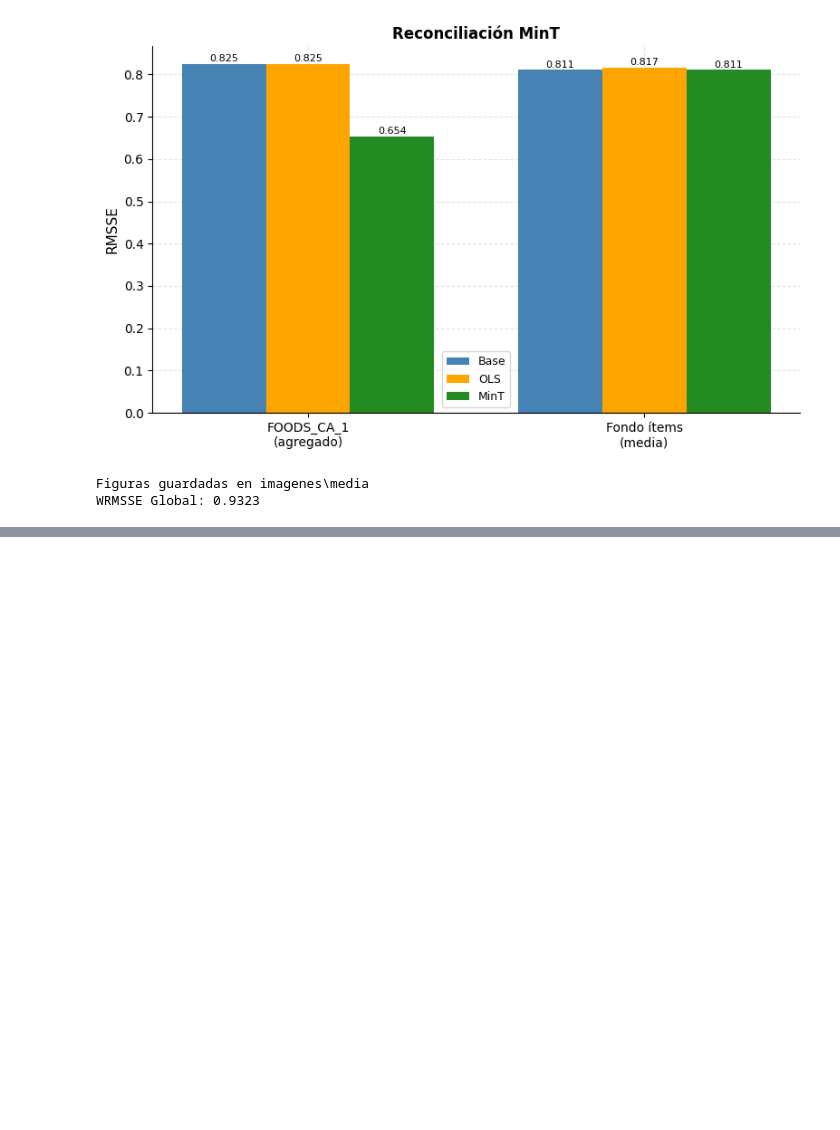
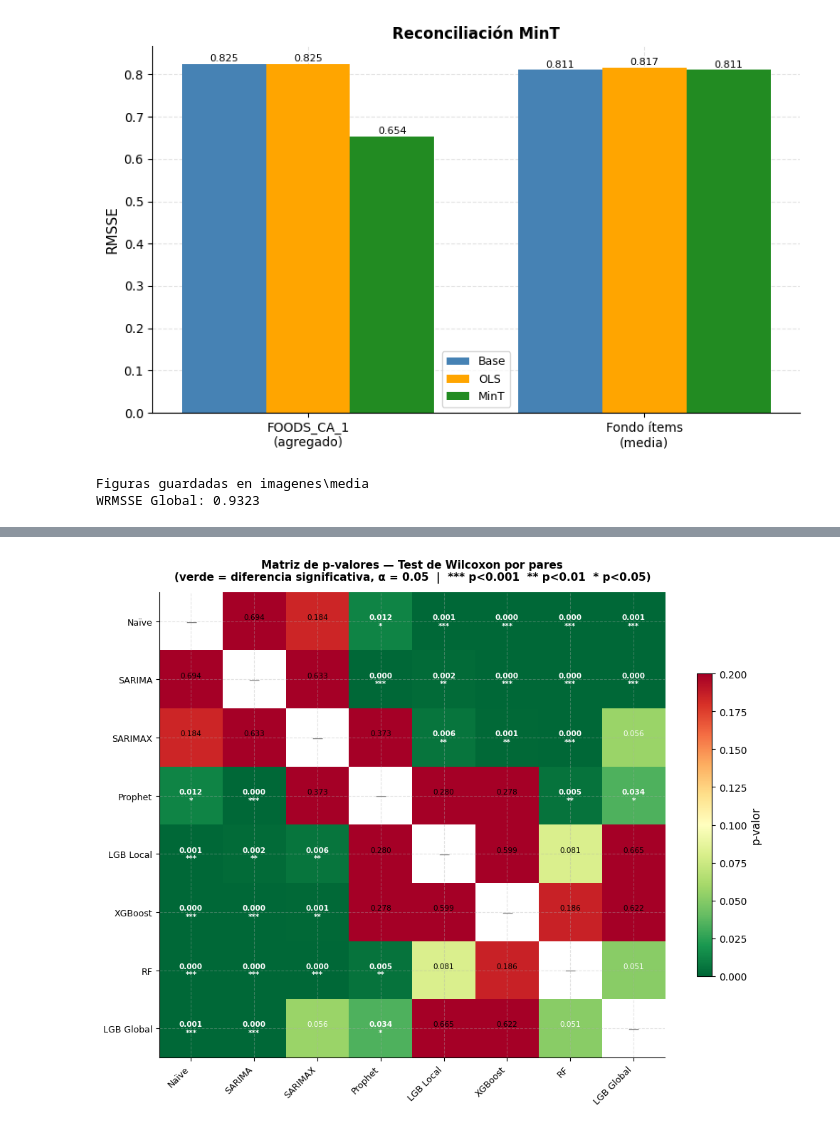
Before and after one commit to juancarloschc8/tfm-forecasting-demanda-using-m5, a Jupyter notebook: Evaluacion_Resultados_M5_Forecasting.ipynb, the cells around one changed output, grey strips where cells are left out. Cells and saved outputs as stored; diff of their text form; code cells hidden in the pictures; blank space fills up the shorter version.

Commit message:
Actualizamos el notebook de evaluación con pruebas de significancia estadistica

```diff
--- a/Evaluacion_Resultados_M5_Forecasting.ipynb
+++ b/Evaluacion_Resultados_M5_Forecasting.ipynb
@@ -1687,0 +1701,96 @@ WRMSSE Global: 0.9323
+# %%
+from scipy import stats
+import itertools
+
+# 11a. Errores absolutos por modelo (agrupados en las 4 series)
+
+abs_errors = {}
+for mod in models_order:
+    errs = []
+    for name, sid in rep_series.items():
+        y       = get_series(sid)
+        y_val_s = y[TRAIN_DAYS:]
+        y_pred  = preds_all[mod][name]
+        errs.append(np.abs(y_val_s - y_pred))
+    abs_errors[mod] = np.concatenate(errs)   # (112,)
+
+print('Distribución de errores absolutos por modelo (4 series × 28 días = 112 obs.)\n')
+print(f'{"Modelo":<14}  {"MAE":>9}  {"Mediana":>9}  {"P25":>8}  {"P75":>8}  {"Max":>8}')
+print('─' * 64)
+for mod in models_order:
+    ae = abs_errors[mod]
+    print(f'{mod:<14}  {ae.mean():>9.3f}  {np.median(ae):>9.3f}'
+          f'  {np.percentile(ae,25):>8.3f}  {np.percentile(ae,75):>8.3f}'
+          f'  {ae.max():>8.3f}')
+
+# 11b. Test de Wilcoxon por pares
+pairs = list(itertools.combinations(models_order, 2))
+
+print(f'\nTest de Wilcoxon signed-rank (bilateral, α = 0.05)\n')
+print(f'{"Modelo A":<14}  {"Modelo B":<14}  {"Estadístico":>12}  {"p-valor":>10}  {"Sig.":>6}')
+print('─' * 64)
+
+results_wilcoxon = {}
+for m1, m2 in pairs:
+    stat, pval = stats.wilcoxon(abs_errors[m1], abs_errors[m2], alternative='two-sided')
+    sig = '***' if pval < 0.001 else ('**' if pval < 0.01 else ('*' if pval < 0.05 else 'n.s.'))
+    results_wilcoxon[(m1, m2)] = {'stat': stat, 'pval': pval, 'sig': sig}
+    print(f'{m1:<14}  {m2:<14}  {stat:>12.1f}  {pval:>10.4f}  {sig:>6}')
+
+print('\n  Sig.: *** p<0.001  ** p<0.01  * p<0.05  n.s. = no significativo (α=0.05)')
+
+# 11c. Figura: heatmap de p-valores
+pval_matrix = pd.DataFrame(np.nan, index=models_order, columns=models_order)
+for (m1, m2), r in results_wilcoxon.items():
+    pval_matrix.loc[m1, m2] = r['pval']
+    pval_matrix.loc[m2, m1] = r['pval']
+
+fig, ax = plt.subplots(figsize=(10, 8))
+
+# Verde = p bajo (diferencia significativa); rojo = p alto (sin diferencia)
+cmap = plt.cm.RdYlGn_r
+im = ax.imshow(pval_matrix.values.astype(float), cmap=cmap, vmin=0, vmax=0.2, aspect='auto')
+
+for i in range(len(models_order)):
+    for j in range(len(models_order)):
+        if i == j:
+            ax.text(j, i, '—', ha='center', va='center', fontsize=11, color='gray')
+        else:
+            val = pval_matrix.iloc[i, j]
+            if not np.isnan(val):
+                sig_lbl = '***' if val < 0.001 else ('**' if val < 0.01 else ('*' if val < 0.05 else ''))
+                color   = 'white' if val < 0.08 else 'black'
+                weight  = 'bold'  if val < 0.05 else 'normal'
+                ax.text(j, i, f'{val:.3f}\n{sig_lbl}',
+                        ha='center', va='center', fontsize=7.5,
+                        color=color, fontweight=weight)
+
+ax.set_xticks(range(len(models_order)))
+ax.set_yticks(range(len(models_order)))
+ax.set_xticklabels(models_order, rotation=45, ha='right', fontsize=9)
+ax.set_yticklabels(models_order, fontsize=9)
+ax.set_title(
+    'Matriz de p-valores — Test de Wilcoxon por pares\n'
+    '(verde = diferencia significativa, α = 0.05  |  *** p<0.001  ** p<0.01  * p<0.05)',
+    fontsize=11, fontweight='bold', pad=12
+)
+plt.colorbar(im, ax=ax, label='p-valor', shrink=0.65)
+plt.tight_layout()
+fig.savefig(FIGURES_DIR / 'fig_significancia_estadistica.png', dpi=150, bbox_inches='tight')
+plt.show()
+print('\n[OK] fig_significancia_estadistica.png guardada.')
+
+# 11d. Resumen interpretativo
+sig_pairs    = [(m1, m2) for (m1, m2), r in results_wilcoxon.items() if r['pval'] < 0.05]
+nonsig_pairs = [(m1, m2) for (m1, m2), r in results_wilcoxon.items() if r['pval'] >= 0.05]
+
+print(f'\nPares con diferencia significativa (p < 0.05): {len(sig_pairs)} / {len(pairs)}')
+for m1, m2 in sig_pairs:
+    r = results_wilcoxon[(m1, m2)]
+    print(f'  {m1} vs {m2}  →  p = {r["pval"]:.4f}  {r["sig"]}')
+
+print(f'\nPares sin diferencia significativa:            {len(nonsig_pairs)} / {len(pairs)}')
+for m1, m2 in nonsig_pairs:
+    r = results_wilcoxon[(m1, m2)]
+    print(f'  {m1} vs {m2}  →  p = {r["pval"]:.4f}')
+# %% [output]
@@ -1687,0 +1814 @@ WRMSSE Global: 0.9323
+[figure, added]
```
Also changed, not shown: parts of 5 cells of this notebook.
